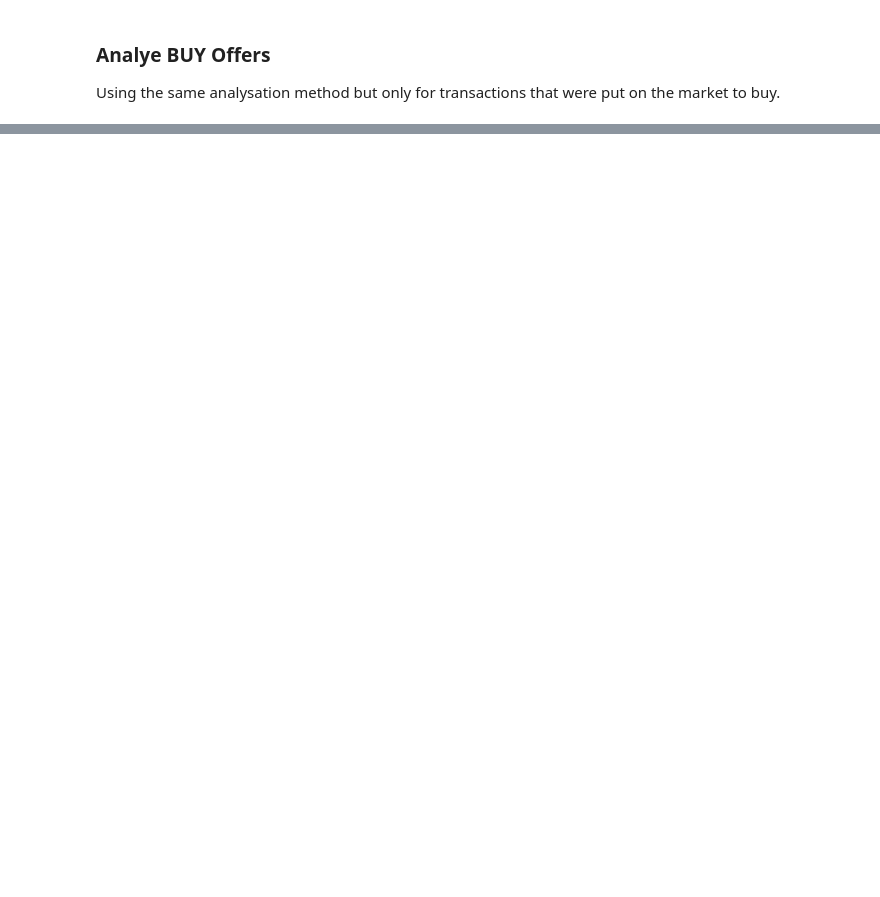
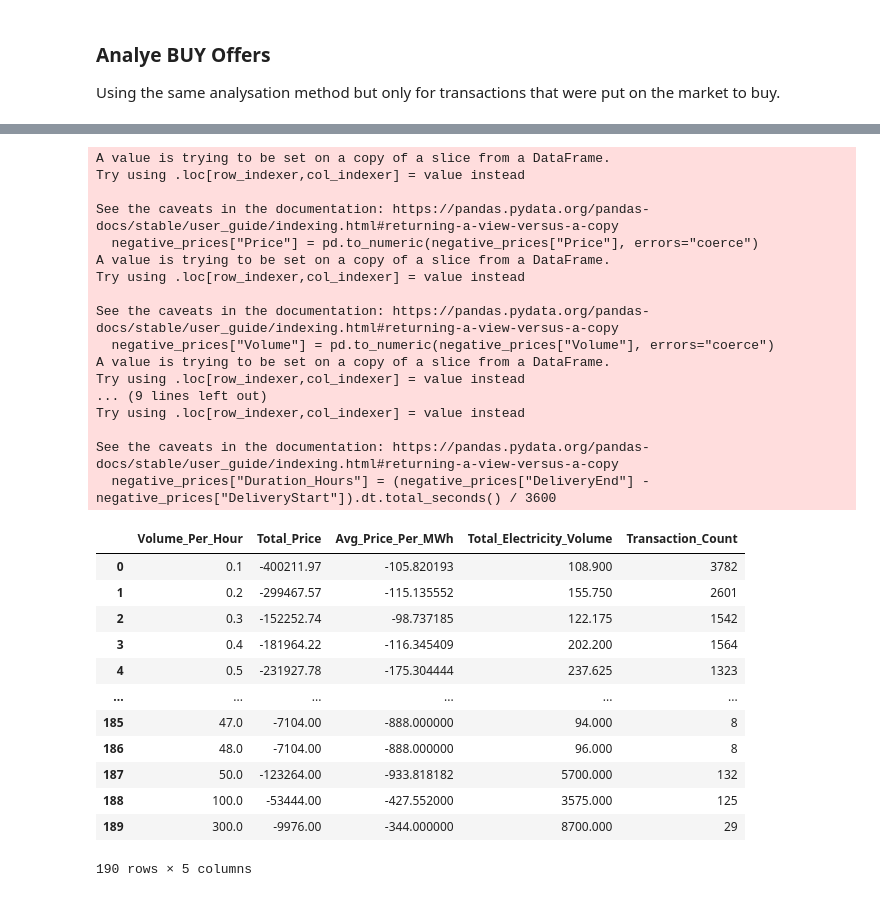
Before and after one commit to MarcelDeufel/Electricity-Buy-and-Sell-Agent, a Jupyter notebook: agent_monorepo/data-analysis.ipynb, the cells around one changed output, grey strips where cells are left out. Saved outputs shown, nothing was run; the diff lists cells and outputs as text; code cells hidden in the pictures; blank space fills up the shorter version.

```diff
--- a/agent_monorepo/data-analysis.ipynb
+++ b/agent_monorepo/data-analysis.ipynb
@@ -626,0 +800,62 @@ len(df)
+# %%
+# Ensure the necessary columns are numeric
+negative_prices["Price"] = pd.to_numeric(negative_prices["Price"], errors="coerce")
+negative_prices["Volume"] = pd.to_numeric(negative_prices["Volume"], errors="coerce")
+
+# Ensure timestamps are in datetime format
+negative_prices["DeliveryStart"] = pd.to_datetime(negative_prices["DeliveryStart"], errors="coerce")
+negative_prices["DeliveryEnd"] = pd.to_datetime(negative_prices["DeliveryEnd"], errors="coerce")
+
+# Calculate the duration of the transaction in hours
+negative_prices["Duration_Hours"] = (negative_prices["DeliveryEnd"] - negative_prices["DeliveryStart"]).dt.total_seconds() / 3600
+
+# Remove invalid durations (avoid division by zero)
+final_df = negative_prices[negative_prices["Duration_Hours"] > 0]
+
+# Calculate the volume per hour
+final_df["Volume_Per_Hour"] = final_df["Volume"] / final_df["Duration_Hours"]
+
+# Group by Volume_Per_Hour
+volume_price_summary = final_df.groupby("Volume_Per_Hour").agg(
+    Total_Price=("Price", "sum"),
+    Avg_Price_Per_MWh=("Price", "mean"),
+    Total_Electricity_Volume=("Volume", "sum"),  # New column: Total electricity volume traded
+    Transaction_Count=("Price", "count")
+).reset_index()
+
+# Sort the results by Volume_Per_Hour
+volume_price_summary = volume_price_summary.sort_values(by="Volume_Per_Hour")
+
+
+volume_price_summary
+# %% [output]
+A value is trying to be set on a copy of a slice from a DataFrame.
+Try using .loc[row_indexer,col_indexer] = value instead
+
+See the caveats in the documentation: https://pandas.pydata.org/pandas-docs/stable/user_guide/indexing.html#returning-a-view-versus-a-copy
+  negative_prices["Price"] = pd.to_numeric(negative_prices["Price"], errors="coerce")
+A value is trying to be set on a copy of a slice from a DataFrame.
+Try using .loc[row_indexer,col_indexer] = value instead
+
+See the caveats in the documentation: https://pandas.pydata.org/pandas-docs/stable/user_guide/indexing.html#returning-a-view-versus-a-copy
+  negative_prices["Volume"] = pd.to_numeric(negative_prices["Volume"], errors="coerce")
+A value is trying to be set on a copy of a slice from a DataFrame.
+Try using .loc[row_indexer,col_indexer] = value instead
+... (9 lines left out)
+Try using .loc[row_indexer,col_indexer] = value instead
+
+See the caveats in the documentation: https://pandas.pydata.org/pandas-docs/stable/user_guide/indexing.html#returning-a-view-versus-a-copy
+  negative_prices["Duration_Hours"] = (negative_prices["DeliveryEnd"] - negative_prices["DeliveryStart"]).dt.total_seconds() / 3600
+|  | Volume_Per_Hour | Total_Price | Avg_Price_Per_MWh | Total_Electricity_Volume | Transaction_Count |
+| 0 | 0.1 | -400211.97 | -105.820193 | 108.900 | 3782 |
+| 1 | 0.2 | -299467.57 | -115.135552 | 155.750 | 2601 |
+| 2 | 0.3 | -152252.74 | -98.737185 | 122.175 | 1542 |
+| 3 | 0.4 | -181964.22 | -116.345409 | 202.200 | 1564 |
+| 4 | 0.5 | -231927.78 | -175.304444 | 237.625 | 1323 |
+| ... | ... | ... | ... | ... | ... |
+| 185 | 47.0 | -7104.00 | -888.000000 | 94.000 | 8 |
+| 186 | 48.0 | -7104.00 | -888.000000 | 96.000 | 8 |
+| 187 | 50.0 | -123264.00 | -933.818182 | 5700.000 | 132 |
+| 188 | 100.0 | -53444.00 | -427.552000 | 3575.000 | 125 |
+| 189 | 300.0 | -9976.00 | -344.000000 | 8700.000 | 29 |
+190 rows × 5 columns
```
Also changed, not shown: parts of 17 cells of this notebook, 2 other files.
